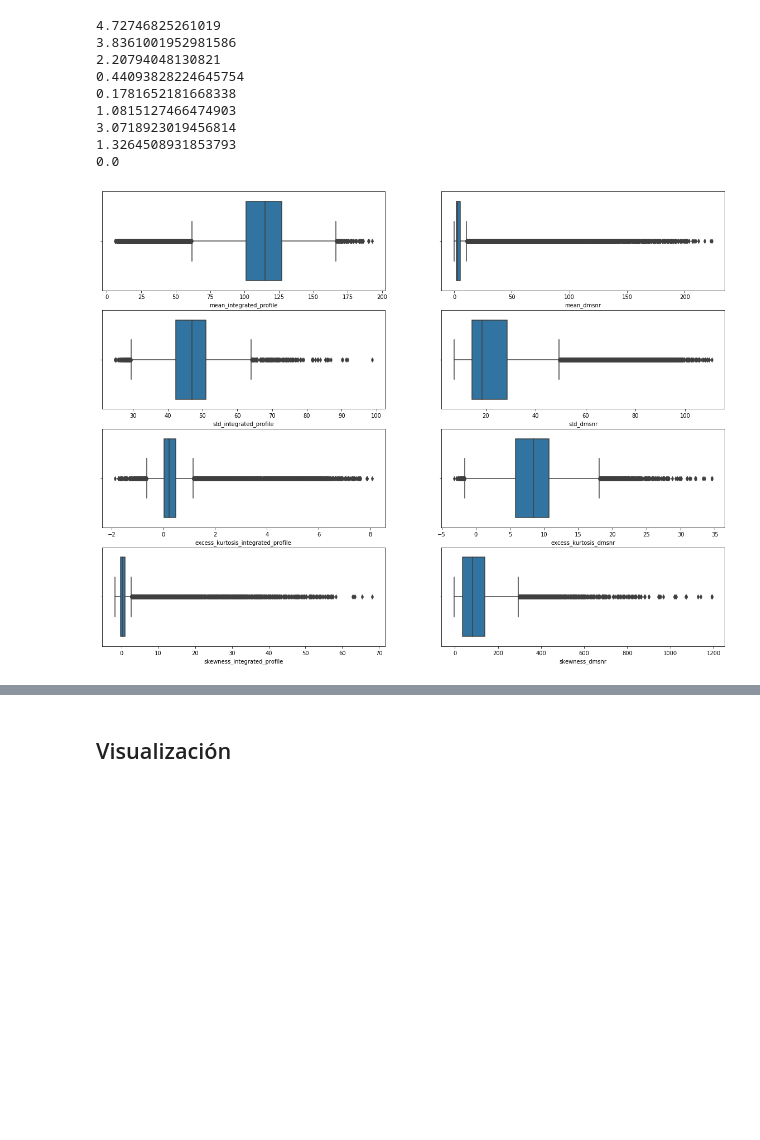
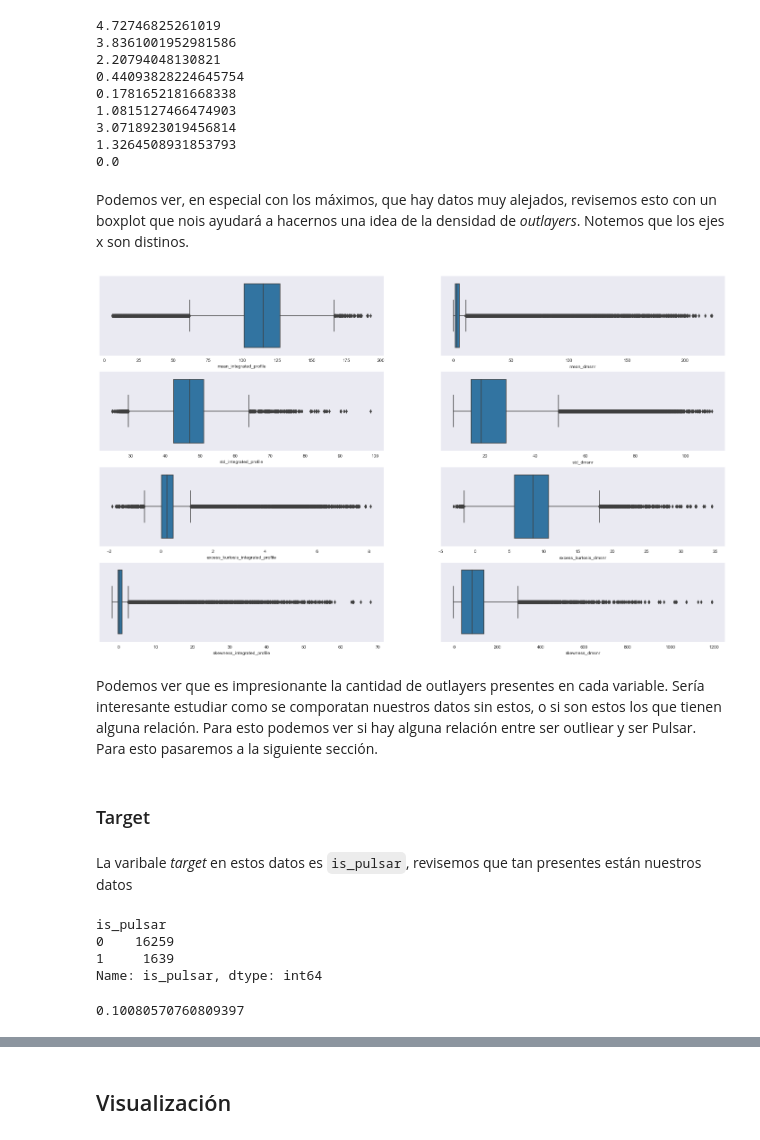
Before and after one commit to FabianCastellano/mat281_portfolio, a Jupyter notebook: Proyectos/m05_project02/m05_project02.ipynb, the cells around one changed output, grey strips where cells are left out. Cells and saved outputs as stored; diff of their text form; code cells hidden in the pictures; blank space fills up the shorter version.

```diff
--- a/Proyectos/m05_project02/m05_project02.ipynb
+++ b/Proyectos/m05_project02/m05_project02.ipynb
@@ -210,6 +210,7 @@ import pandas as pd
 import matplotlib.pyplot as plt
 import seaborn as sns
 
+sns.set_style("dark")
 %matplotlib inline
 # %%
 df = pd.read_csv(
@@ -315,13 +334,32 @@ for i in df.columns:
 3.0718923019456814
 1.3264508931853793
 0.0
+# %% [markdown]
+Podemos ver, en especial con los máximos, que hay datos muy alejados, revisemos esto con un boxplot que nois ayudará a hacernos una idea de la densidad de *outlayers*. Notemos que los ejes x son distinos.
 # %%
-f, axes = plt.subplots(4, 2, figsize=(20,15))
+f, axes = plt.subplots(4, 2, figsize=(25,15))
 col = 0
 for j in range(2):
     for k in range(4):
         i = df.columns[col]
         sns.boxplot(x = i, data=df,  orient='h', ax=axes[k][j])
         col+=1
 # %% [output]
-[figure, old version]
+[figure, new version]
+# %% [markdown]
+Podemos ver que es impresionante la cantidad de outlayers presentes en cada variable. Sería interesante estudiar como se comporatan nuestros datos sin estos, o si son estos los que tienen alguna relación. Para esto podemos ver si hay alguna relación entre ser outliear y ser Pulsar. Para esto pasaremos a la siguiente sección.
+# %% [markdown]
+### Target
+# %% [markdown]
+La varibale *target* en estos datos es `is_pulsar`, revisemos que tan presentes están nuestros datos
+# %%
+df.groupby('is_pulsar')['is_pulsar'].apply(lambda x : x.count())
+# %% [output]
+is_pulsar
+0    16259
+1     1639
+Name: is_pulsar, dtype: int64
+# %%
+1639/16259
+# %% [output]
+0.10080570760809397
```
Also changed, not shown: parts of 5 cells of this notebook.
